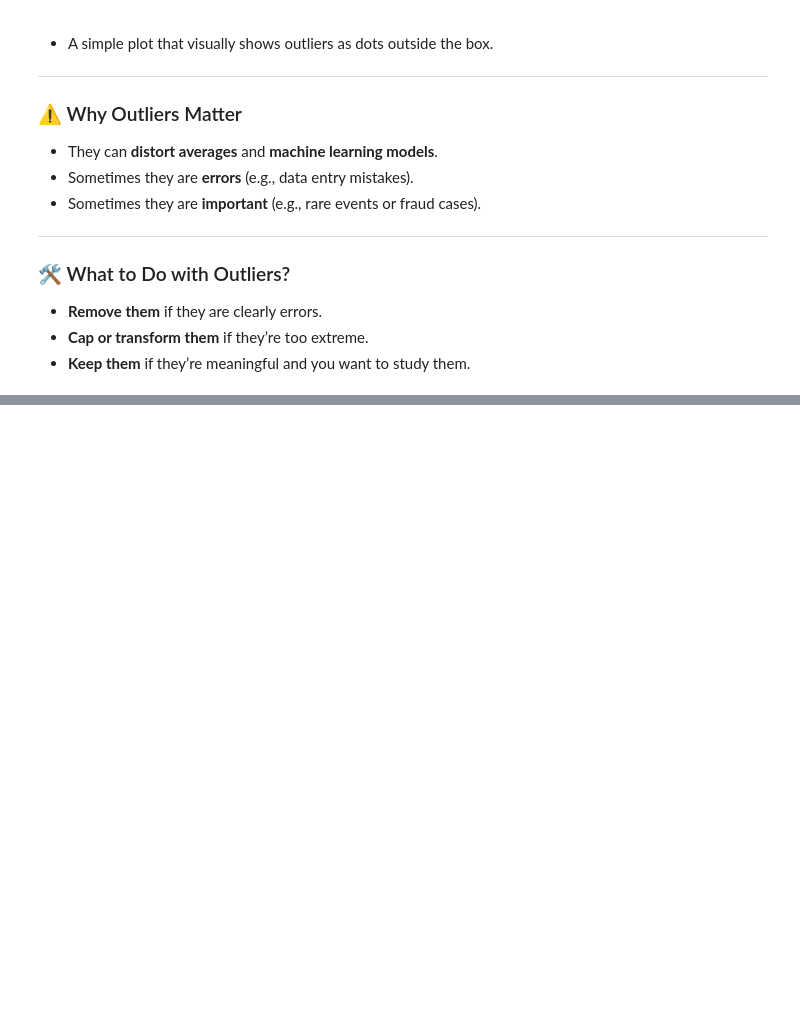
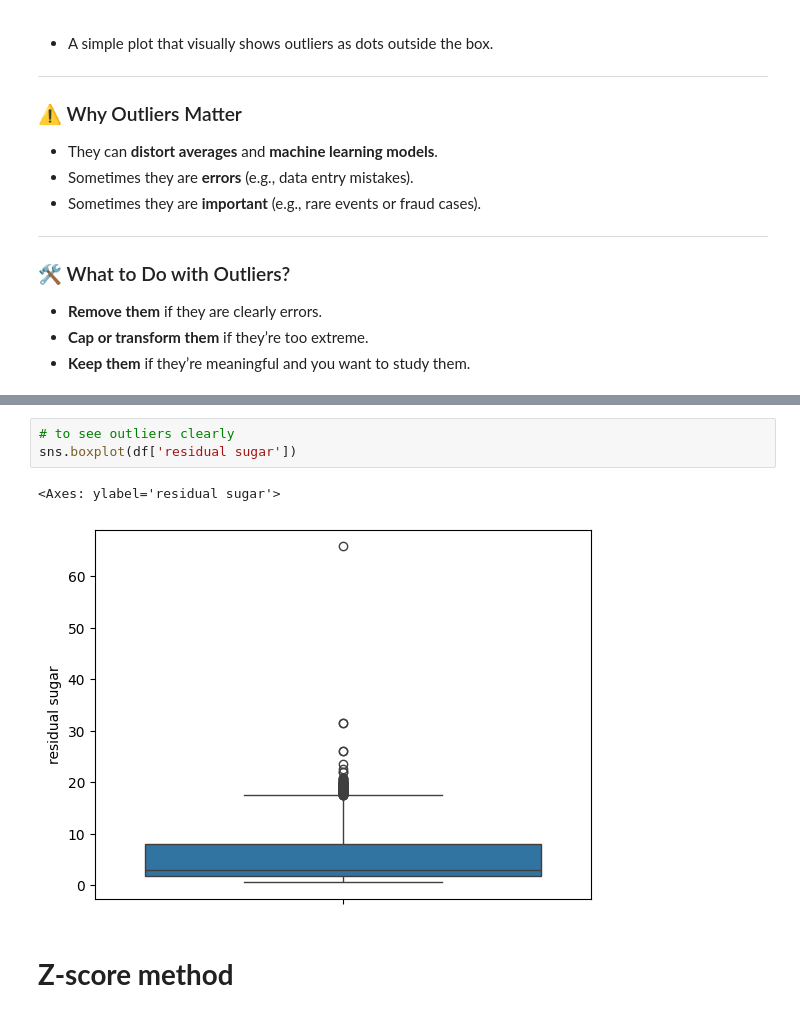
Before and after one commit to samiha-mahin/Data-Analysis, a Jupyter notebook: Outliers_Detect_and_Remove.ipynb, the cells around one changed output, grey strips where cells are left out. Cells and saved outputs as stored; diff of their text form; blank space fills up the shorter version.

```diff
--- a/Outliers_Detect_and_Remove.ipynb
+++ b/Outliers_Detect_and_Remove.ipynb
@@ -257,0 +293,8 @@ Examples:
+# %%
+# to see outliers clearly
+sns.boxplot(df['residual sugar'])
+# %% [output]
+<Axes: ylabel='residual sugar'>
+[figure, added]
+# %% [markdown]
+# **Z-score method**
```
Also changed, not shown: parts of 24 cells of this notebook.
